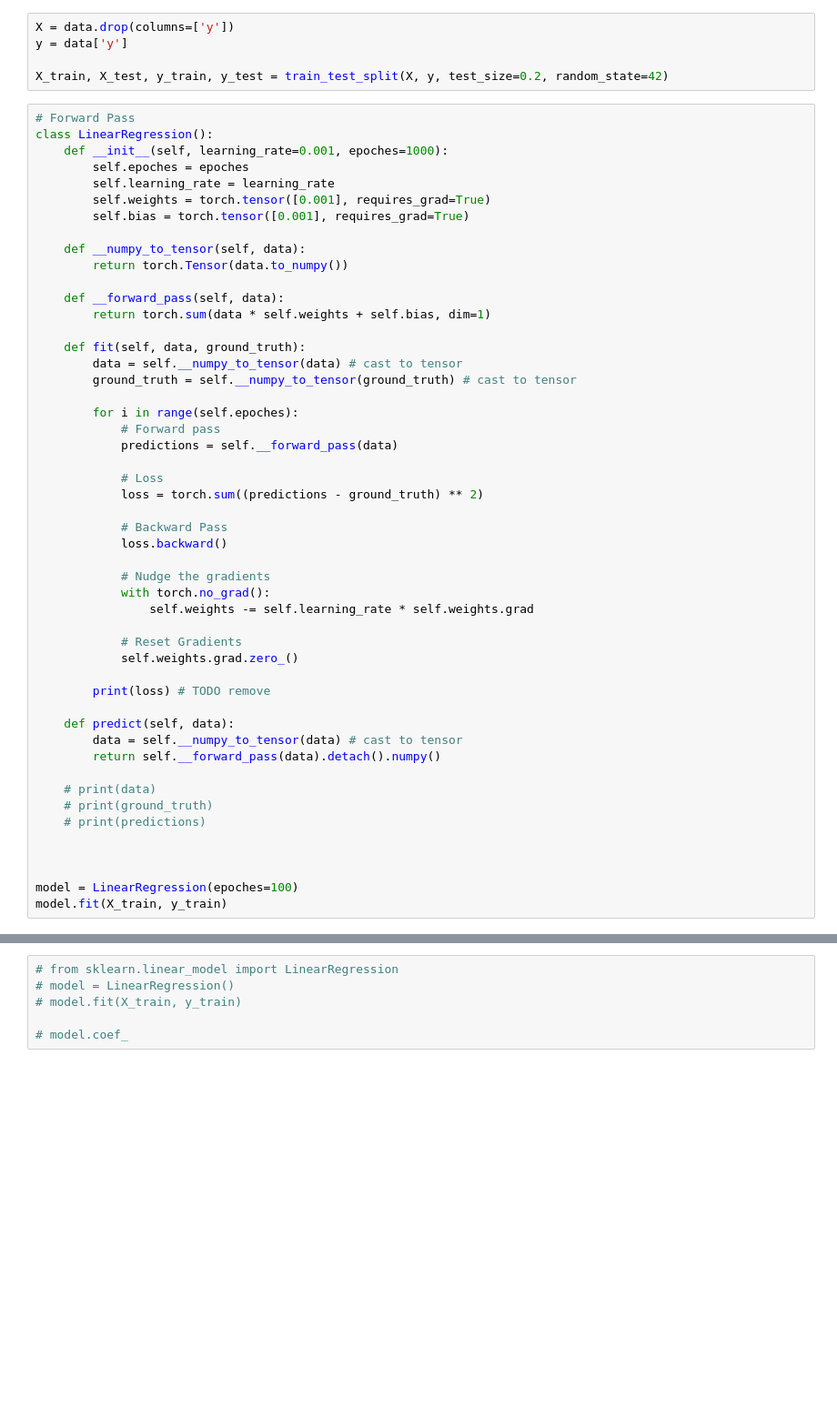
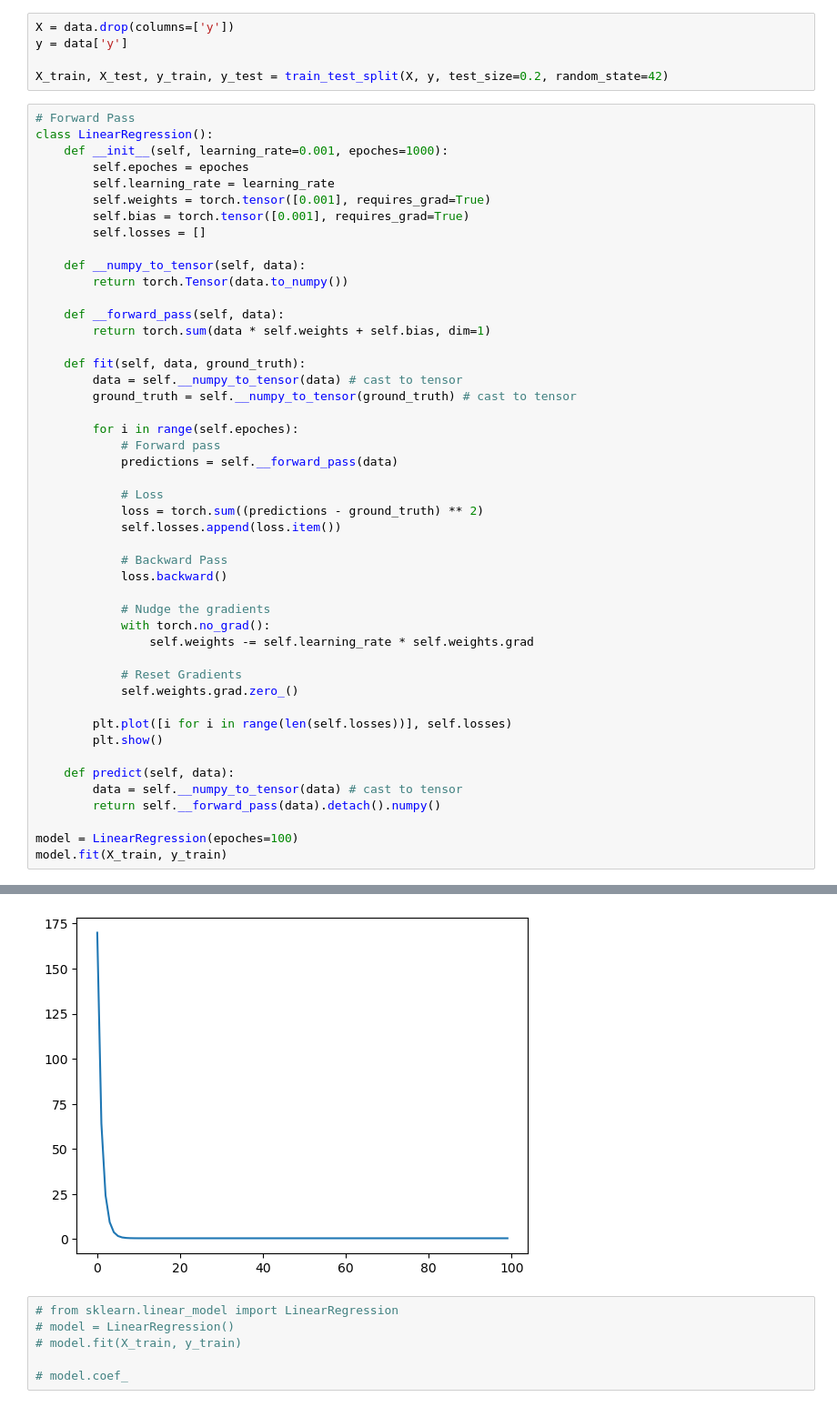
Before and after one commit to FaizanHassan123/Learning-MachineLearning, a Jupyter notebook: andonians-random-linear-regression/train-torch.ipynb, the cells around one changed output, grey strips where cells are left out. Shown: that part at 91% size. Drawn from its saved outputs; the diff is of its cells as text; blank space fills up the shorter version.

```diff
--- a/andonians-random-linear-regression/train-torch.ipynb
+++ b/andonians-random-linear-regression/train-torch.ipynb
@@ -165,6 +165,7 @@ class LinearRegression():
         self.learning_rate = learning_rate
         self.weights = torch.tensor([0.001], requires_grad=True)
         self.bias = torch.tensor([0.001], requires_grad=True)
+        self.losses = []
 
     def __numpy_to_tensor(self, data):
         return torch.Tensor(data.to_numpy())
@@ -182,6 +183,7 @@ class LinearRegression():
 
             # Loss
             loss = torch.sum((predictions - ground_truth) ** 2)
+            self.losses.append(loss.item())
 
             # Backward Pass
             loss.backward()
@@ -193,18 +195,13 @@ class LinearRegression():
             # Reset Gradients
             self.weights.grad.zero_()
 
-        print(loss) # TODO remove
+        plt.plot([i for i in range(len(self.losses))], self.losses)
+        plt.show()
 
     def predict(self, data):
         data = self.__numpy_to_tensor(data) # cast to tensor
         return self.__forward_pass(data).detach().numpy()
 
-    # print(data)
-    # print(ground_truth)
-    # print(predictions)
-
-
-
 model = LinearRegression(epoches=100)
 model.fit(X_train, y_train)
 # %% [output]
@@ -212,3 +208,4 @@ tensor(0.4846, grad_fn=<SumBackward0>)
+[figure, added]
 # %%
 # from sklearn.linear_model import LinearRegression
 # model = LinearRegression()
```
Also changed, not shown: parts of 1 cell of this notebook.
